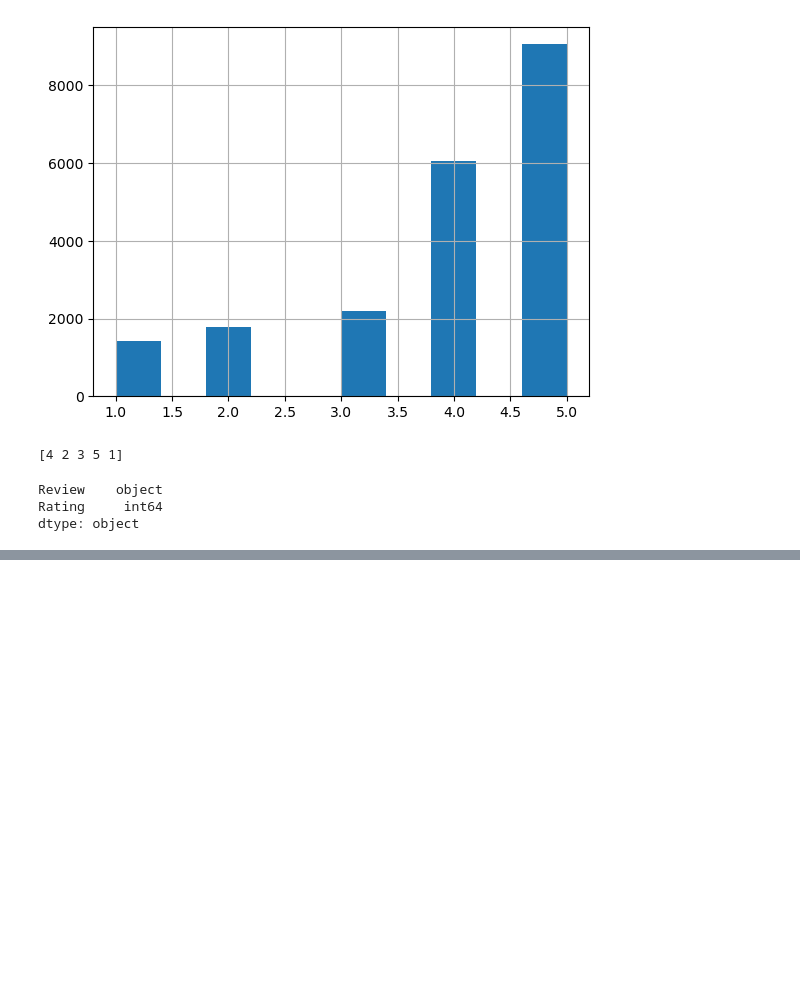
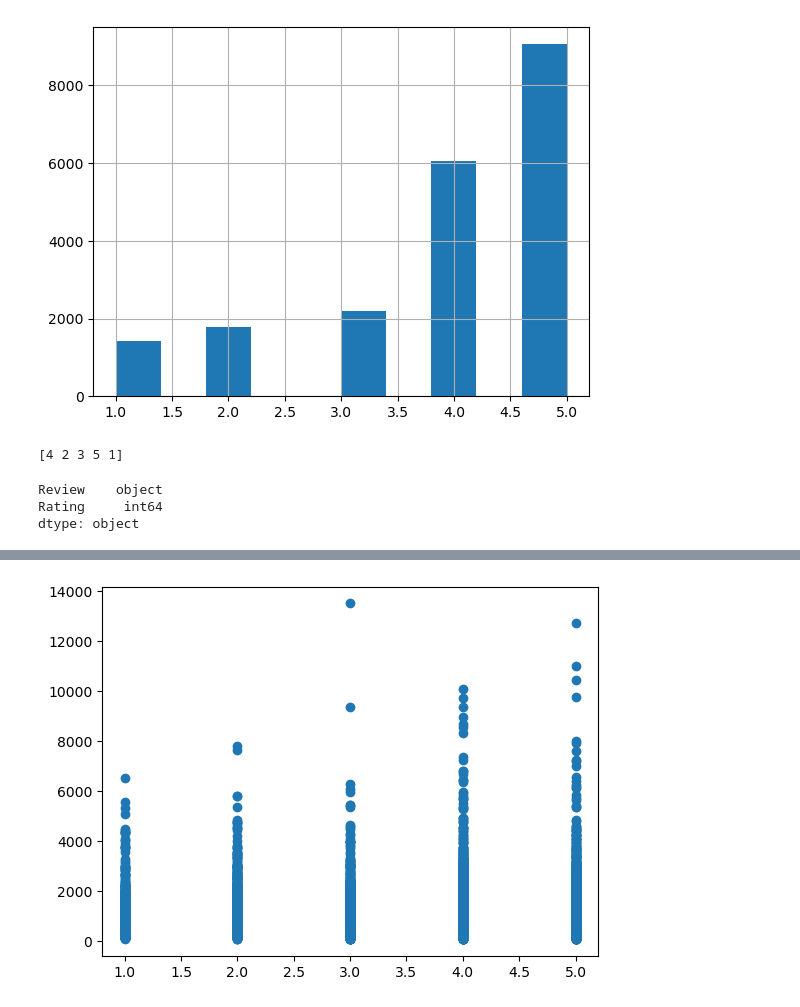
Before and after one commit to r-leeper/TripAdvisor-Review-NLP-Project, a Jupyter notebook: TripAdvisor_NLP.ipynb, the cells around one changed output, grey strips where cells are left out. Cells and saved outputs as stored; diff of their text form; code cells hidden in the pictures; blank space fills up the shorter version.

```diff
--- a/TripAdvisor_NLP.ipynb
+++ b/TripAdvisor_NLP.ipynb
@@ -67,0 +75,8 @@ dtype: object
+# %%
+# Create data copy for exploration
+eda_df = tripAdvisor_df.copy()
+
+# Create new column based off the length of the review
+eda_df['review_length'] = eda_df['Review'].str.len()
+
+eda_df
@@ -67,0 +97,6 @@ dtype: object
+# %%
+# Create scatter plot to see the shape of the data
+plt.scatter(eda_df['Rating'], eda_df['review_length'])
+plt.show()
+# %% [output]
+[figure, added]
```
Also changed, not shown: parts of 10 cells of this notebook.
